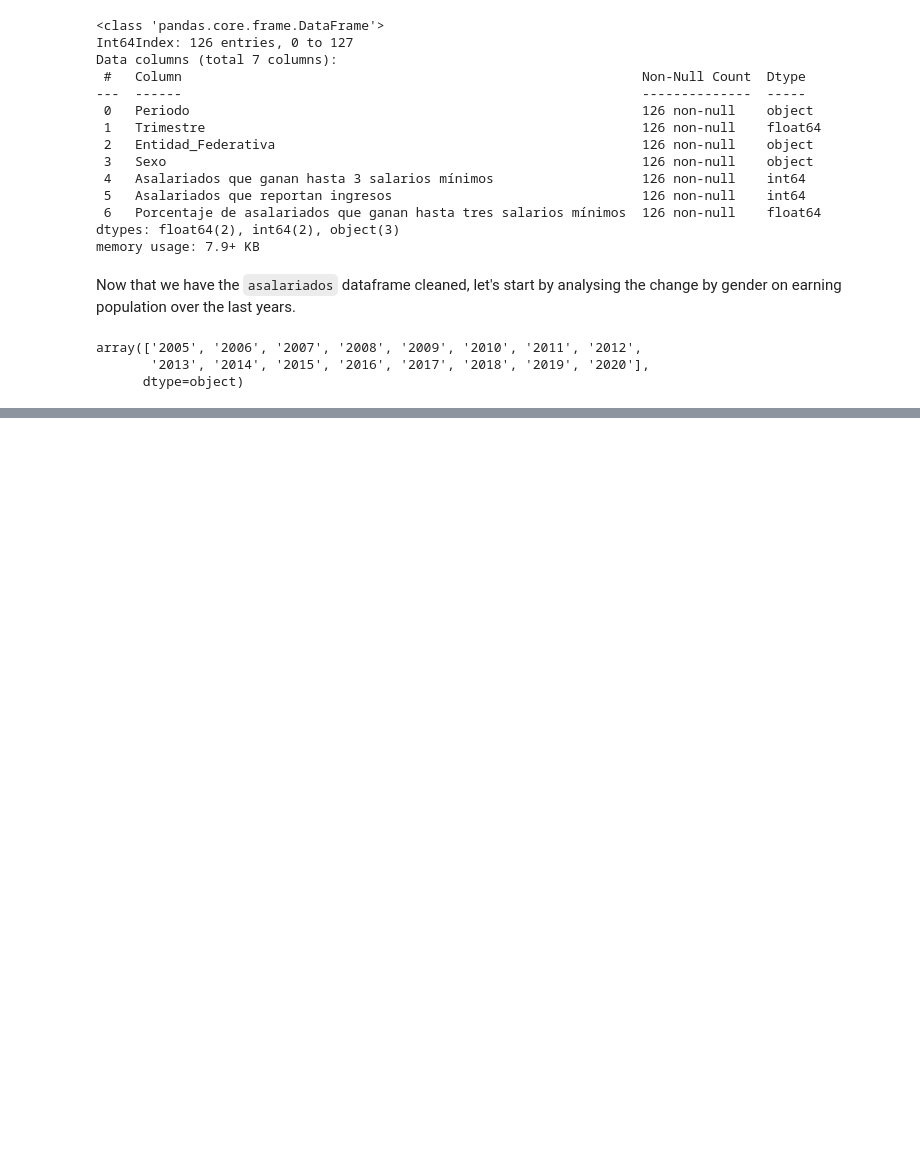
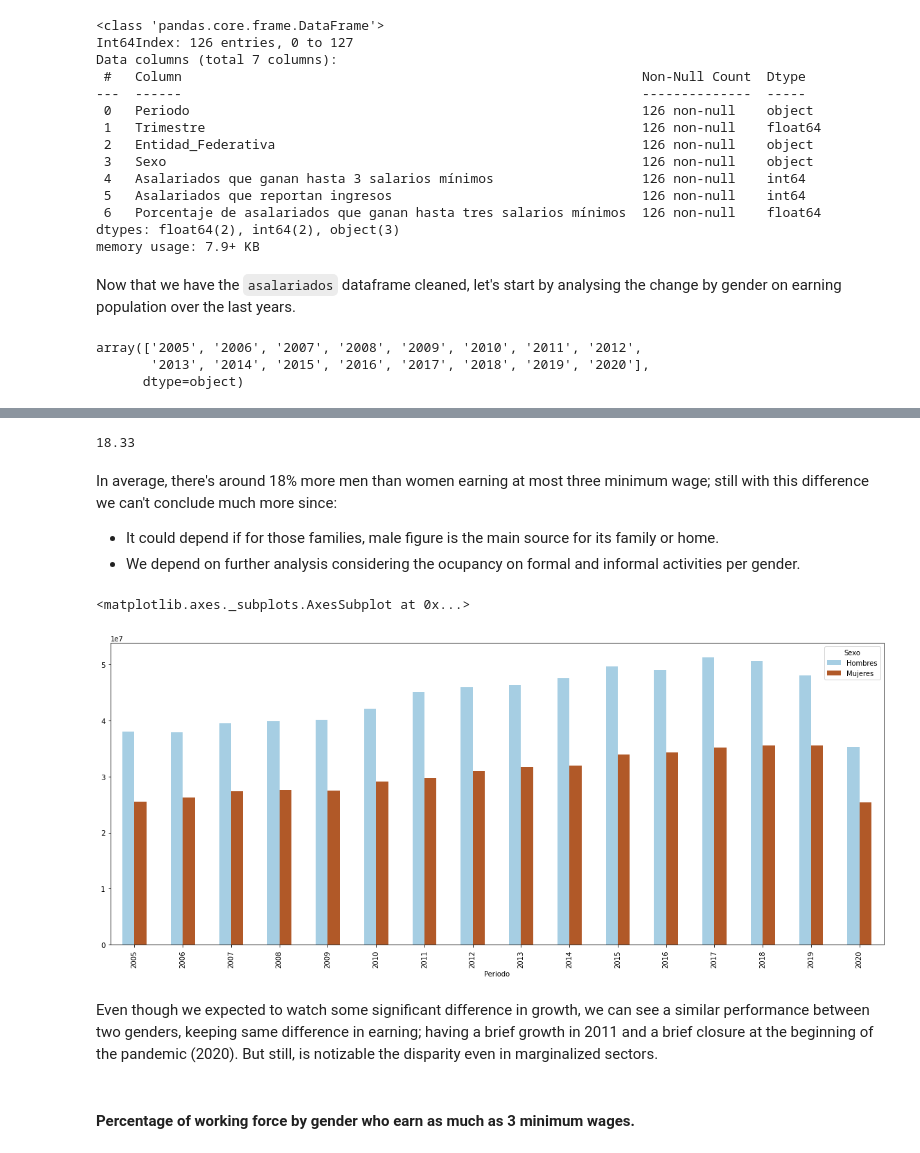
Before and after one commit to wer1ix/glassCeiling, a Jupyter notebook: Documentation/SalaryGrowth_GenderPerYear.ipynb, the cells around one changed output, grey strips where cells are left out. Drawn from its saved outputs; the diff is of its cells as text; code cells hidden in the pictures; blank space fills up the shorter version.

```diff
--- a/Documentation/SalaryGrowth_GenderPerYear.ipynb
+++ b/Documentation/SalaryGrowth_GenderPerYear.ipynb
@@ -128,0 +387,20 @@ ax2.plot(kind="bar",figsize =(20, 8),colormap='Paired')
+# %%
+np.round(new_asalariados['%Diferencia'].mean(),2)
+# %% [output]
+18.33
+# %% [markdown]
+In average, there's around 18% more men than women earning at most three minimum wage; still with this difference we can't conclude much more since:
+* It could depend if for those families, male figure is the main source for its family or home.
+* We depend on further analysis considering the ocupancy on formal and informal activities per gender.
+# %%
+# recupera el salario de cada año, agrupado por sexo:
+ax2 = asalariados.groupby(['Periodo', 'Sexo']).sum()['Asalariados que ganan hasta 3 salarios mínimos'].unstack()
+# genera el gráfico:
+ax2.plot(kind="bar",figsize =(20, 8),colormap='Paired')
+# %% [output]
+<matplotlib.axes._subplots.AxesSubplot at 0x...>
+[figure, added]
+# %% [markdown]
+Even though we expected to watch some significant difference in growth, we can see a similar performance between two genders, keeping same difference in earning; having a brief growth in 2011 and a brief closure at the beginning of the pandemic (2020). But still, is notizable the disparity even in marginalized sectors.
+# %% [markdown]
+#### Percentage of working force by gender who earn as much as 3 minimum wages.
```
Also changed, not shown: parts of 56 cells of this notebook, 3 other files.
